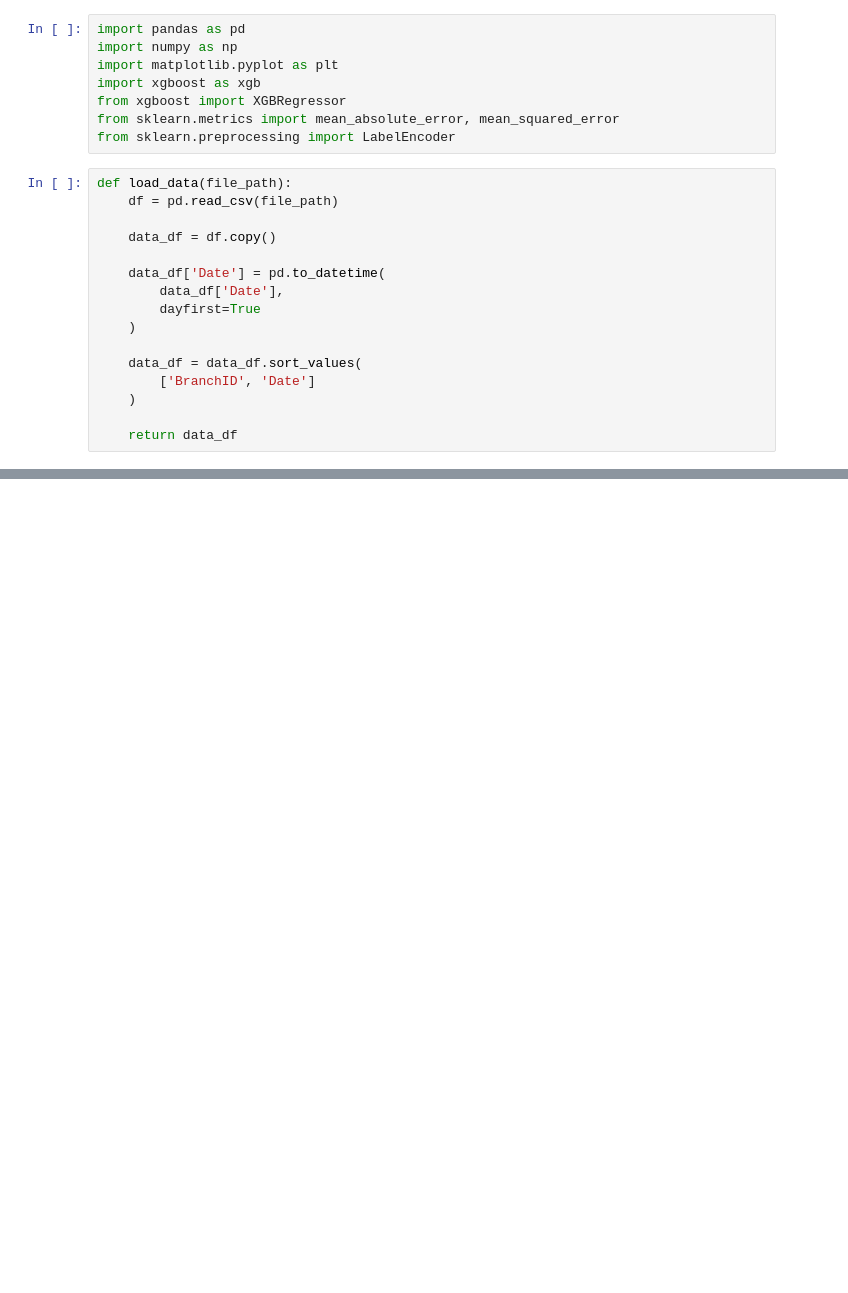
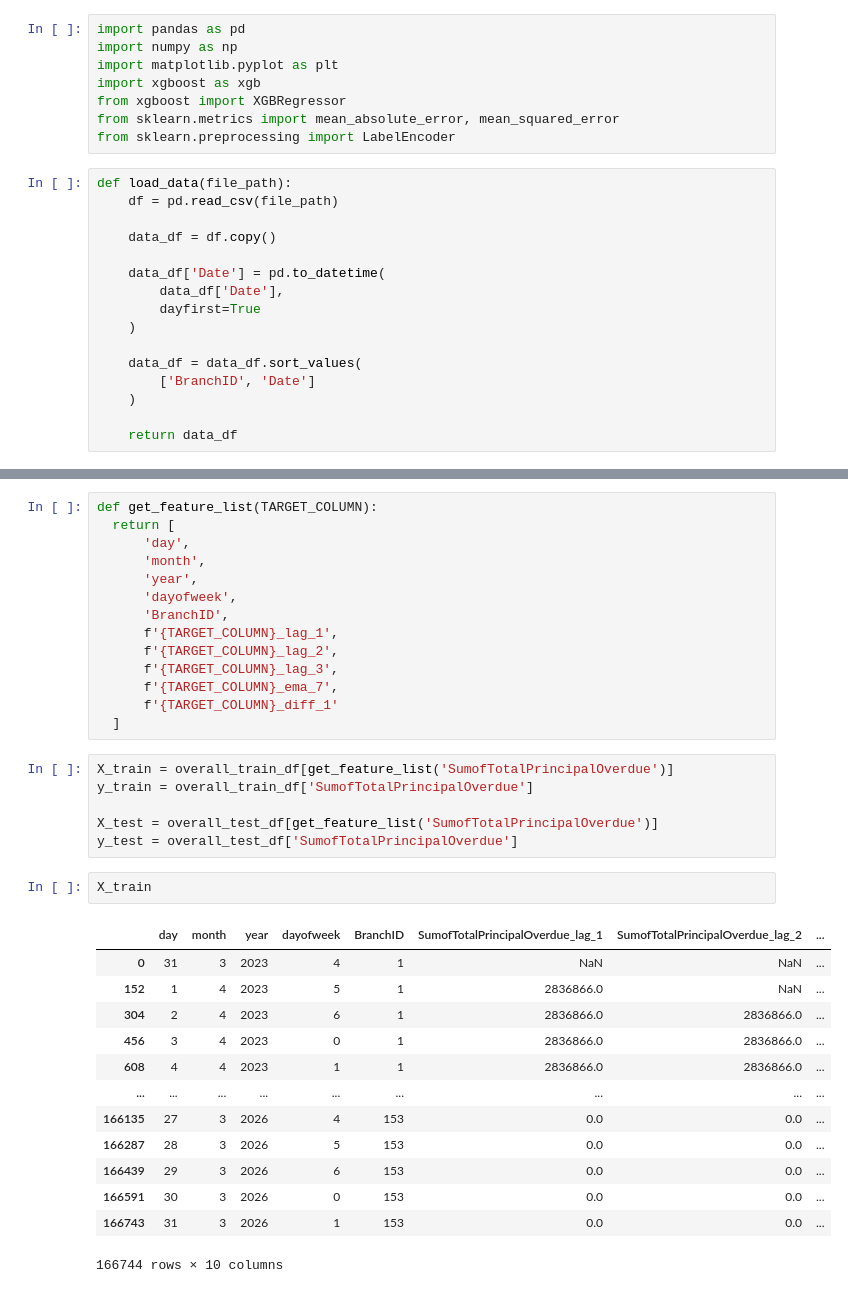
Before and after one commit to prasanna-venkatesh-m/Analytics-Forecast, a Jupyter notebook: Train_Overall_Analytics.ipynb, the cells around one changed output, grey strips where cells are left out. Drawn from its saved outputs; the diff is of its cells as text; blank space fills up the shorter version.

```diff
--- a/Train_Overall_Analytics.ipynb
+++ b/Train_Overall_Analytics.ipynb
@@ -83,0 +118,36 @@ df = create_time_series_features(
+# %%
+def get_feature_list(TARGET_COLUMN):
+  return [
+      'day',
+      'month',
+      'year',
+      'dayofweek',
+      'BranchID',
+      f'{TARGET_COLUMN}_lag_1',
+      f'{TARGET_COLUMN}_lag_2',
+      f'{TARGET_COLUMN}_lag_3',
+      f'{TARGET_COLUMN}_ema_7',
+      f'{TARGET_COLUMN}_diff_1'
+  ]
+# %%
+X_train = overall_train_df[get_feature_list('SumofTotalPrincipalOverdue')]
+y_train = overall_train_df['SumofTotalPrincipalOverdue']
+
+X_test = overall_test_df[get_feature_list('SumofTotalPrincipalOverdue')]
+y_test = overall_test_df['SumofTotalPrincipalOverdue']
+# %%
+X_train
+# %% [output]
+|  | day | month | year | dayofweek | BranchID | SumofTotalPrincipalOverdue_lag_1 | SumofTotalPrincipalOverdue_lag_2 | ... |
+| 0 | 31 | 3 | 2023 | 4 | 1 | NaN | NaN | ... |
+| 152 | 1 | 4 | 2023 | 5 | 1 | 2836866.0 | NaN | ... |
+| 304 | 2 | 4 | 2023 | 6 | 1 | 2836866.0 | 2836866.0 | ... |
+| 456 | 3 | 4 | 2023 | 0 | 1 | 2836866.0 | 2836866.0 | ... |
+| 608 | 4 | 4 | 2023 | 1 | 1 | 2836866.0 | 2836866.0 | ... |
+| ... | ... | ... | ... | ... | ... | ... | ... | ... |
+| 166135 | 27 | 3 | 2026 | 4 | 153 | 0.0 | 0.0 | ... |
+| 166287 | 28 | 3 | 2026 | 5 | 153 | 0.0 | 0.0 | ... |
+| 166439 | 29 | 3 | 2026 | 6 | 153 | 0.0 | 0.0 | ... |
+| 166591 | 30 | 3 | 2026 | 0 | 153 | 0.0 | 0.0 | ... |
+| 166743 | 31 | 3 | 2026 | 1 | 153 | 0.0 | 0.0 | ... |
+166744 rows × 10 columns
```
Also changed, not shown: parts of 12 cells of this notebook.
